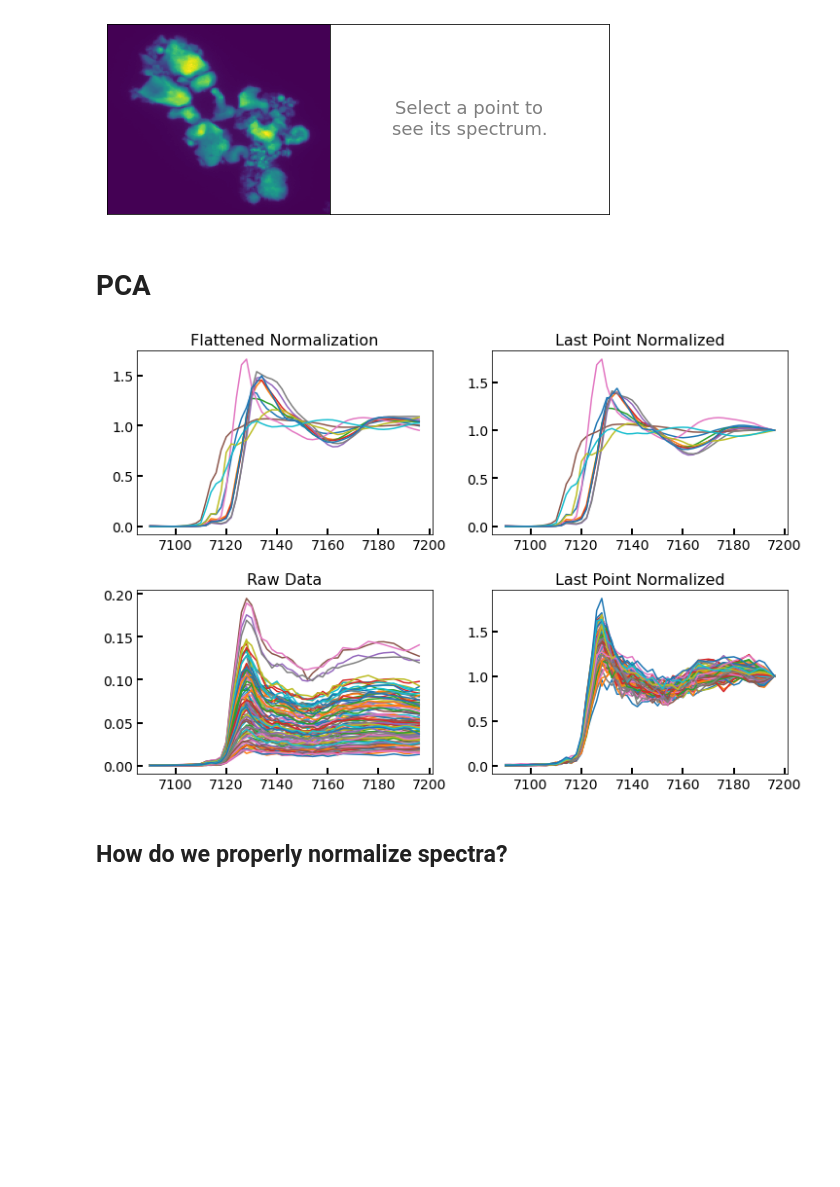
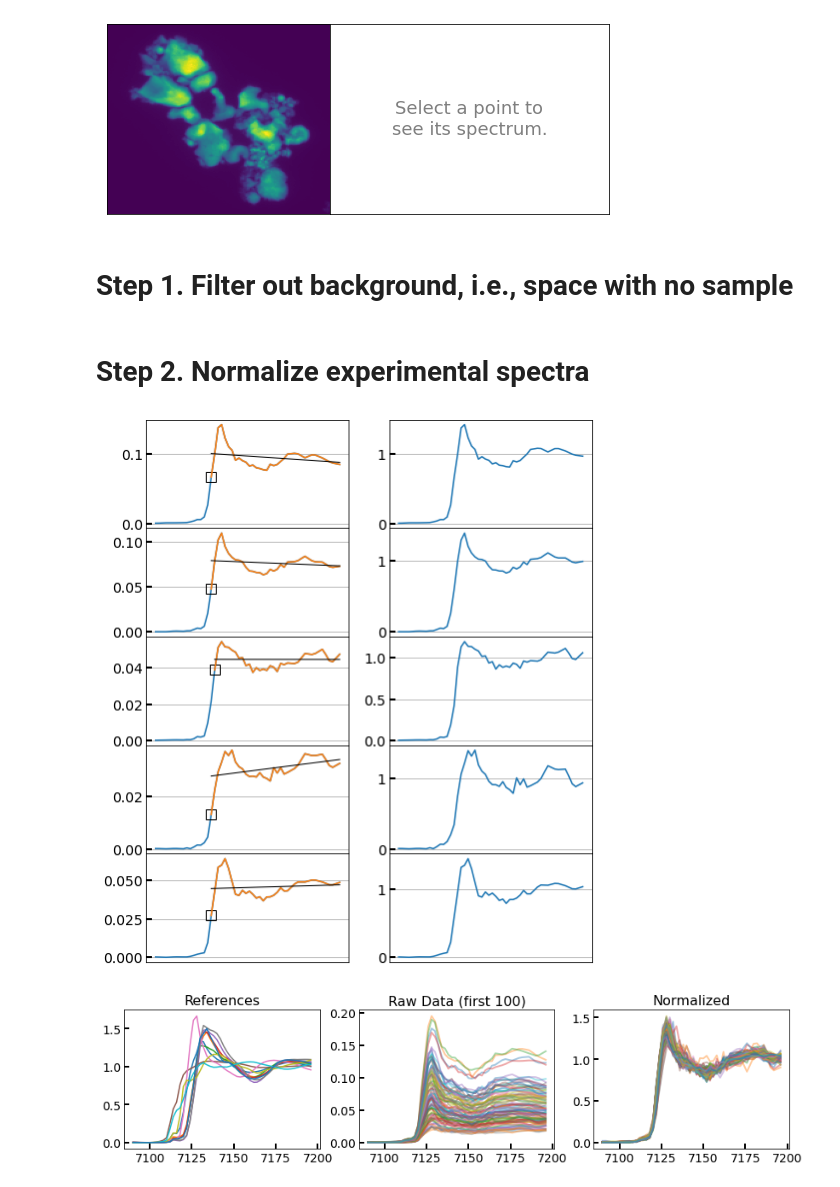
Before and after one commit to stetef/nano-XANES-microscopy-of-Fe, a Jupyter notebook: Visualization.ipynb, the cells around one changed output. Cells and saved outputs as stored; diff of their text form; code cells hidden in the pictures; blank space fills up the shorter version.

```diff
--- a/Visualization.ipynb
+++ b/Visualization.ipynb
@@ -158,15 +108,5 @@ def add_point_label(pickable, data, ax):
 # %%
 data = Fe_xanes
-
-def get_filtered_img(data, threshold=0.018, return_mask=False):
-    mask = np.zeros((data.shape[0], data.shape[1], data.shape[2]))
-    bool_arr = np.max(Fe_xanes, axis=0) < threshold
-    mask[:, bool_arr] = 1
-    filtered_img = np.ma.array(data, mask=mask)
-    if return_mask:
-        return filtered_img, mask
-    else:
-        return filtered_img
 
 fig = plt.figure(figsize=(10, 4))
 spec = fig.add_gridspec(ncols=2, width_ratios=[0.8, 1.])
@@ -206,5 +146,3 @@ for ax in fig.get_axes():
 add_point_label(img, data, ax)
 # %% [output]
 [figure]
-# %% [markdown]
-# PCA
@@ -248,3 +149,5 @@ def make_scree_plot(data, n=5, threshold=0.95, show_first_PC=True, mod=0, c=0):
+# %% [markdown]
+# Step 1. Filter out background, i.e., space with no sample
 # %%
 data = Fe_xanes
 energy = Fe_energy
@@ -258,28 +161,58 @@ for x in range(fd.shape[1]):
             spectrum = fd[:, x, y]
             filtered_spectra_dict[(x, y)] = spectrum
 filtered_spectra = np.array(list(filtered_spectra_dict.values()))
+# %% [markdown]
+# Step 2. Normalize experimental spectra
+# %%
+N = 5
+fig, axes = plt.subplots(figsize=(8, 2 * N), ncols=2, nrows=N)
+plt.subplots_adjust(wspace=0.2, hspace=0)
+
+for i, spectrum in enumerate(filtered_spectra[50:]):
+    ax = axes[i, 0]
+    whiteline, y_fit, y_norm = normalize_spectrum(energy, spectrum, verbose=True)
+
+    ax.plot(energy, spectrum)
+    ax.plot(energy[whiteline], spectrum[whiteline],
+            's', c='k', markersize=10, fillstyle='none')
+    ax.plot(energy[whiteline:], spectrum[whiteline:], '-', c=plt.cm.tab10(1))
+    ax.plot(energy[whiteline:], y_fit, 'k-', linewidth=1)
+
+    ax = axes[i, 1]
+    ax.plot(energy, y_norm)
+
+    for ax in axes[i]:
+        ax.set_xticks([])
+        ax.tick_params(direction='in', width=2, length=6, labelsize=14)
+        ax.grid()
+
+    if i == N - 1:
+        break
+# %% [output]
+[figure, added]
+# %%
+normalized_spectra, normalized_spectra_dict = normalize_spectra(energy,
+                                                                filtered_spectra,
+                                                                filtered_spectra_dict)
 # %%
-fig, axes = plt.subplots(figsize=(12, 8), ncols=2, nrows=2)
-plt.subplots_adjust(wspace=0.2, hspace=0.3)
+fig, axes = plt.subplots(figsize=(14, 3), ncols=3)
+plt.subplots_adjust(wspace=0.2)
+
 for r in Refs:
-    axes[0, 0].plot(energy, r)
-    axes[0, 1].plot(energy, r / r[-1])
-
-titles = [['Flattened Normalization', 'Last Point Normalized'],
-          ['Raw Data', 'Last Point Normalized']]
-for i, subax in enumerate(axes):
-    for j, ax in enumerate(subax):
-        ax.set_title(titles[i][j], fontsize=16)
-        ax.tick_params(direction='in', width=2, length=6, labelsize=14)
+    axes[0].plot(energy, r)
 
 c = 0
-for spectrum in filtered_spectra:
-    axes[1, 0].plot(energy, spectrum)
-    axes[1, 1].plot(energy, spectrum / spectrum[-1])
+for i, spectrum in enumerate(filtered_spectra):
+    axes[1].plot(energy, spectrum, linewidth=2, alpha=0.4)
+    axes[2].plot(energy, normalized_spectra[i], linewidth=2, alpha=0.4)
     c += 1
     if c > 100:
         break
+
+titles = ['References', 'Raw Data (first 100)', 'Normalized']
+
+for i, ax in enumerate(axes):
+    ax.set_title(titles[i], fontsize=16)
+    ax.tick_params(direction='in', width=2, length=6, labelsize=14)
 # %% [output]
-[figure, old version]
+[figure, new version]
-# %% [markdown]
-## How do we properly normalize spectra?
```
Also changed, not shown: parts of 54 cells of this notebook, 3 other files.
